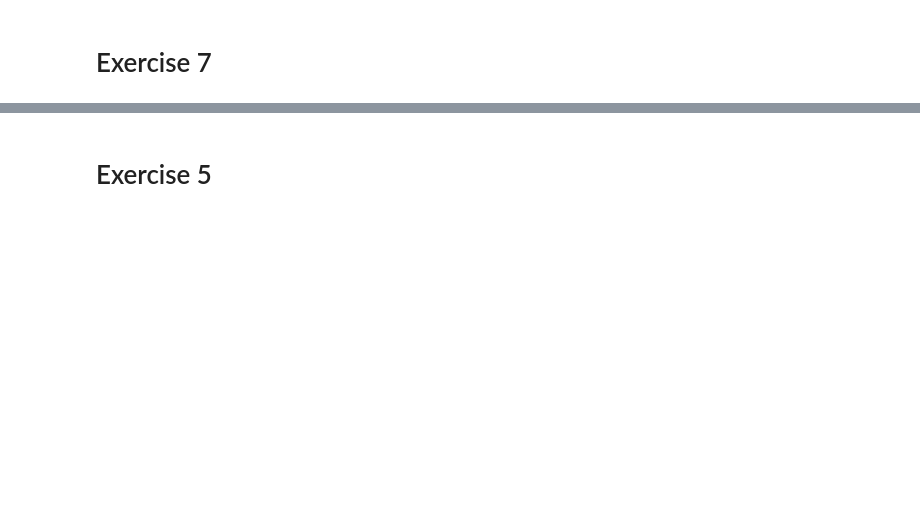
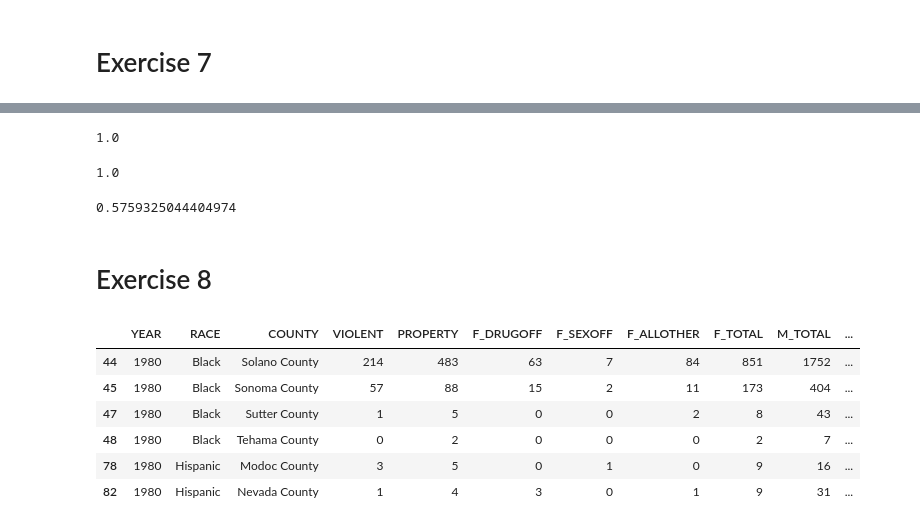
Before and after one commit to xianchiz/IDS_720_Groupby, a Jupyter notebook: exercise_groupby.ipynb, the cells around one changed output, grey strips where cells are left out. Cells and saved outputs as stored; diff of their text form; code cells hidden in the pictures; blank space fills up the shorter version.

```diff
--- a/exercise_groupby.ipynb
+++ b/exercise_groupby.ipynb
@@ -61,2 +120,14 @@ ex4_num_rows[(ex4_num_rows["COUNTY"] == "Alameda County") & (ex4_num_rows["YEAR"
+# %%
+alameda_1980_w_share = county_year_race[(county_year_race["COUNTY"] == "Alameda County") & (county_year_race["YEAR"] == 1980)]
+print(sum(alameda_1980_w_share['violent_share']))
+sum(alameda_1980_w_share['drug_share']) #both should sum to 1
+# %% [output]
+1.0
+1.0
+# %%
+results['ex7_alameda_1980_share_violent_arrestees_black'] = alameda_1980_w_share.loc[(alameda_1980_w_share['RACE'] == 'Black'), 'violent_share'].item()
+results['ex7_alameda_1980_share_violent_arrestees_black']
+# %% [output]
+0.5759325044404974
 # %% [markdown]
-# Exercise 5
+# Exercise 8
@@ -64,0 +134,13 @@ ex5_collapsed_vars = ["AGE_GROUP", "GENDER"]
+# %%
+check_shares = county_year_race.groupby(['COUNTY', 'YEAR'], as_index=False)[['violent_share', 'drug_share']].sum()
+assert len(check_shares['violent_share'].to_numpy()) == np.sum(check_shares['violent_share'].to_numpy())
+county_year_race.iloc[check_shares['drug_share'][check_shares['drug_share'] == 0].index.values]
+county_year_race[(county_year_race['COUNTY'] == 'Solano County') & (county_year_race['YEAR'] == 'Solano 1980')]
+# %% [output]
+|  | YEAR | RACE | COUNTY | VIOLENT | PROPERTY | F_DRUGOFF | F_SEXOFF | F_ALLOTHER | F_TOTAL | M_TOTAL | ... |
+| 44 | 1980 | Black | Solano County | 214 | 483 | 63 | 7 | 84 | 851 | 1752 | ... |
+| 45 | 1980 | Black | Sonoma County | 57 | 88 | 15 | 2 | 11 | 173 | 404 | ... |
+| 47 | 1980 | Black | Sutter County | 1 | 5 | 0 | 0 | 2 | 8 | 43 | ... |
+| 48 | 1980 | Black | Tehama County | 0 | 2 | 0 | 0 | 0 | 2 | 7 | ... |
+| 78 | 1980 | Hispanic | Modoc County | 3 | 5 | 0 | 1 | 0 | 9 | 16 | ... |
+| 82 | 1980 | Hispanic | Nevada County | 1 | 4 | 3 | 0 | 1 | 9 | 31 | ... |
```
Also changed, not shown: parts of 26 cells of this notebook.
